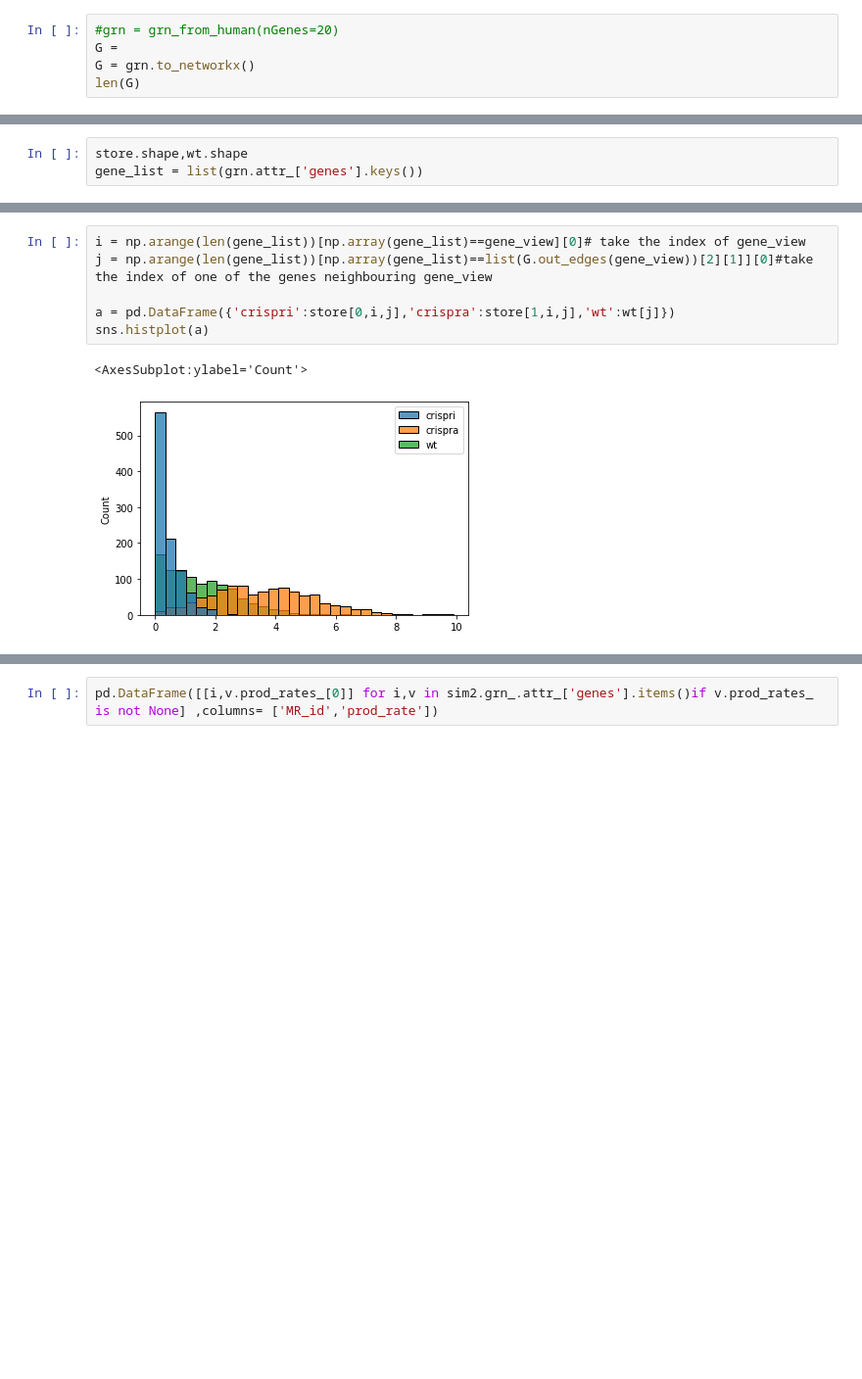
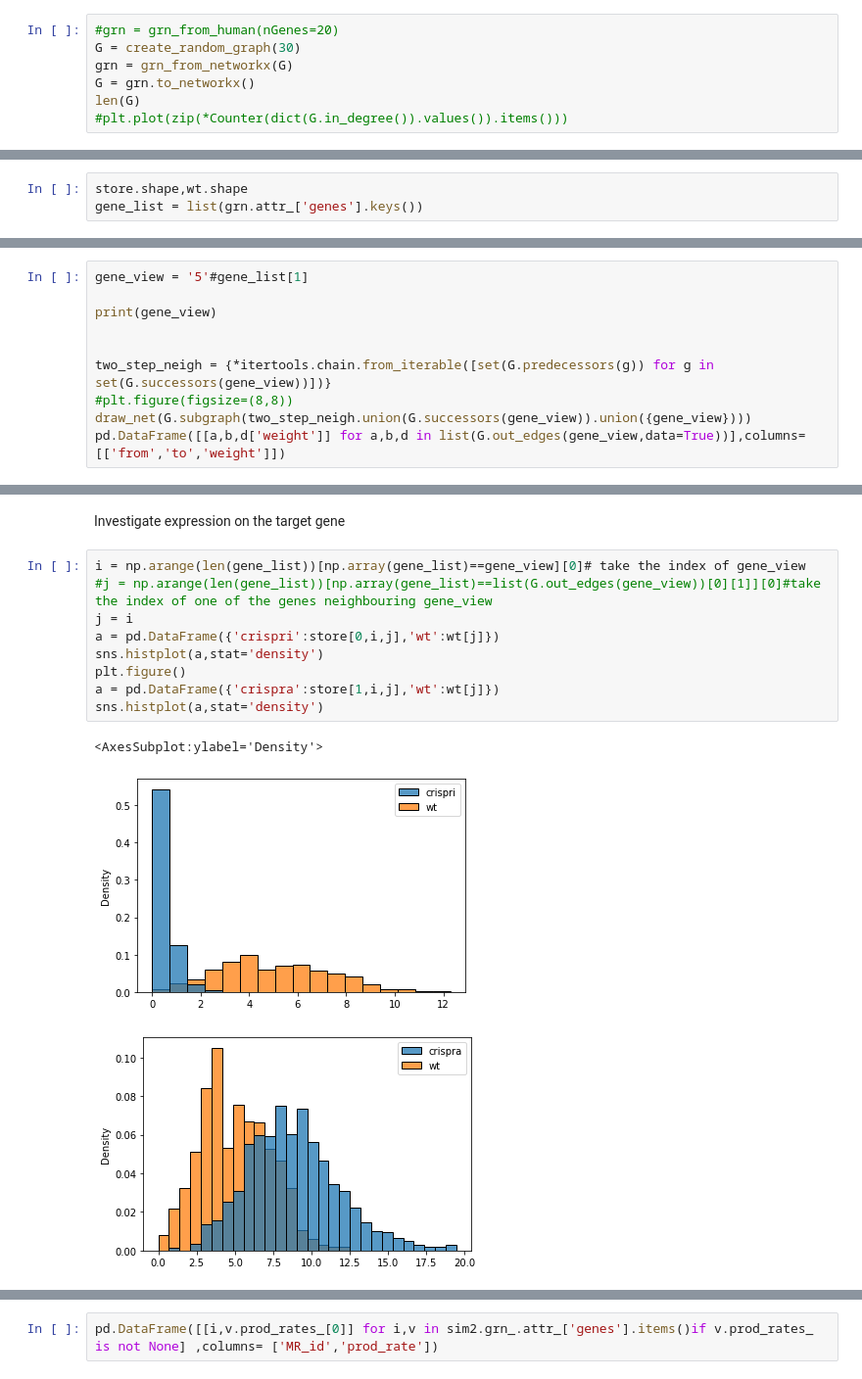
Before and after one commit to PayamDiba/SERGIO, a Jupyter notebook: perturbation.ipynb, the cells around one changed output, grey strips where cells are left out. Shown at 98% size. Drawn from its saved outputs; the diff is of its cells as text; blank space fills up the shorter version.

```diff
--- a/perturbation.ipynb
+++ b/perturbation.ipynb
@@ -37,6 +74,8 @@ def create_random_graph(N):
 # %%
 #grn = grn_from_human(nGenes=20)
-G =
+G = create_random_graph(30)
+grn = grn_from_networkx(G)
 G = grn.to_networkx()
 len(G)
+#plt.plot(zip(*Counter(dict(G.in_degree()).values()).items()))
 # %% [output]
@@ -138,0 +192,10 @@ list(G.out_edges(gene_view,data=True))
+# %%
+gene_view = '5'#gene_list[1]
+
+print(gene_view)
+
+
+two_step_neigh = {*itertools.chain.from_iterable([set(G.predecessors(g)) for g in set(G.successors(gene_view))])}
+#plt.figure(figsize=(8,8))
+draw_net(G.subgraph(two_step_neigh.union(G.successors(gene_view)).union({gene_view})))
+pd.DataFrame([[a,b,d['weight']] for a,b,d in list(G.out_edges(gene_view,data=True))],columns=[['from','to','weight']])
@@ -139,9 +212,15 @@ list(G.out_edges(gene_view,data=True))
+# %% [markdown]
+Investigate expression on the target gene
 # %%
 i = np.arange(len(gene_list))[np.array(gene_list)==gene_view][0]# take the index of gene_view
-j = np.arange(len(gene_list))[np.array(gene_list)==list(G.out_edges(gene_view))[2][1]][0]#take the index of one of the genes neighbouring gene_view
-
-a = pd.DataFrame({'crispri':store[0,i,j],'crispra':store[1,i,j],'wt':wt[j]})
-sns.histplot(a)
+#j = np.arange(len(gene_list))[np.array(gene_list)==list(G.out_edges(gene_view))[0][1]][0]#take the index of one of the genes neighbouring gene_view
+j = i
+a = pd.DataFrame({'crispri':store[0,i,j],'wt':wt[j]})
+sns.histplot(a,stat='density')
+plt.figure()
+a = pd.DataFrame({'crispra':store[1,i,j],'wt':wt[j]})
+sns.histplot(a,stat='density')
 # %% [output]
-<AxesSubplot:ylabel='Count'>
+<AxesSubplot:ylabel='Density'>
-[figure, old version]
+[figure, new version]
+[figure, added]
```
Also changed, not shown: parts of 19 cells of this notebook, 9 other files.
